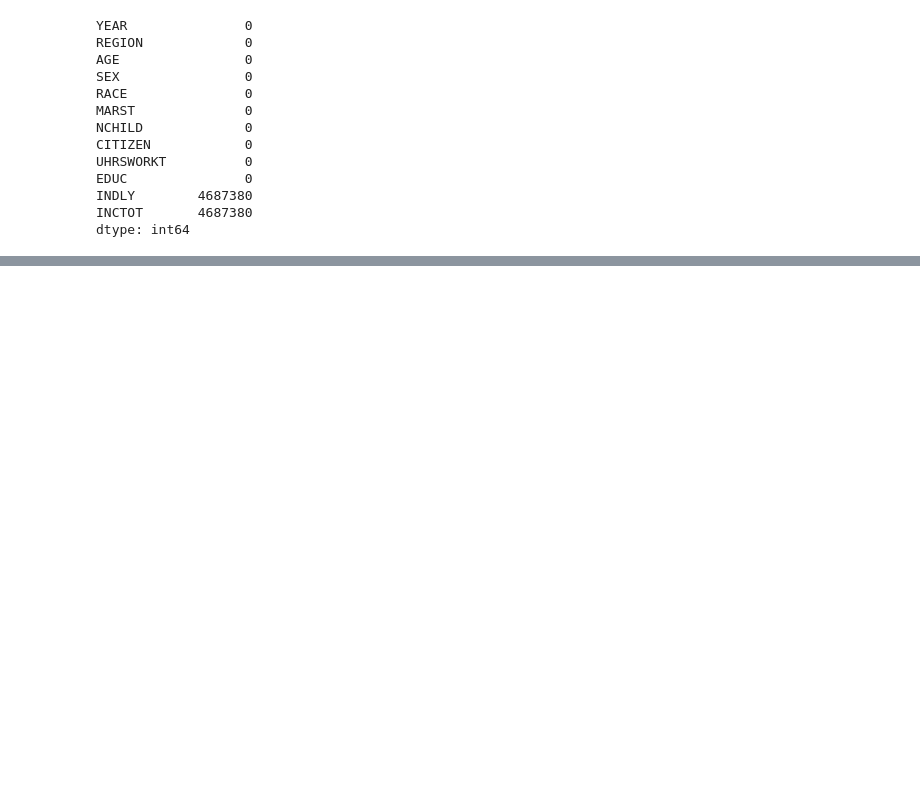
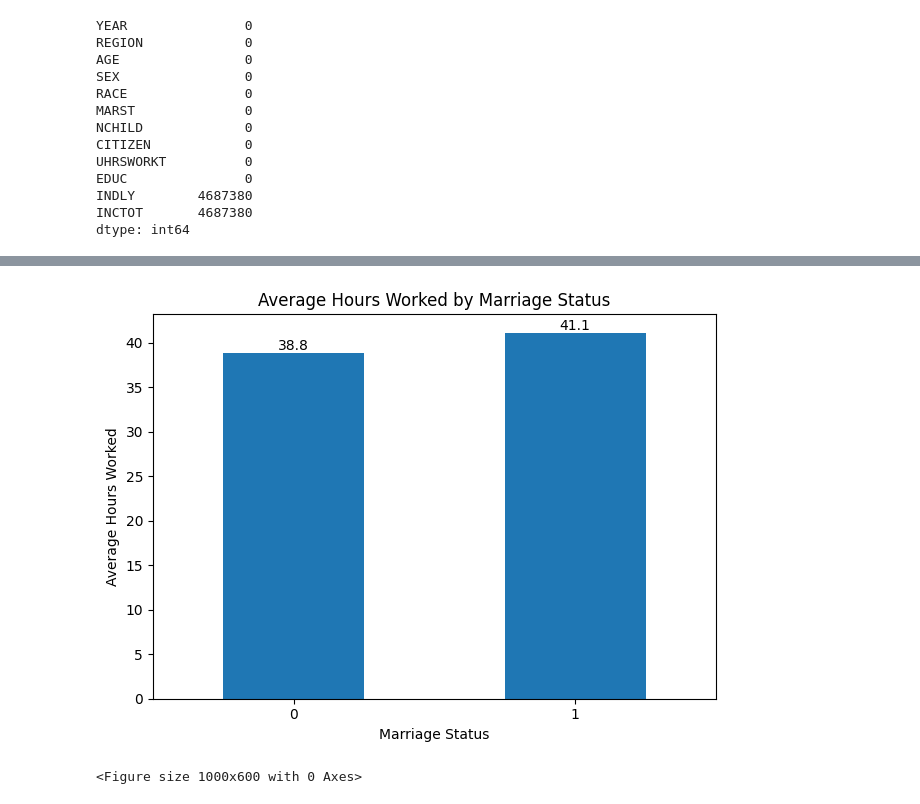
Before and after one commit to morida10/ECON320FP, a Jupyter notebook: play.ipynb, the cells around one changed output, grey strips where cells are left out. Saved outputs shown, nothing was run; the diff lists cells and outputs as text; code cells hidden in the pictures; blank space fills up the shorter version.

```diff
--- a/play.ipynb
+++ b/play.ipynb
@@ -109,2 +140,0 @@ df["BACH_HIGHER"]=df["EDUC"].apply(lambda x: True if (x >= 111) & (x <= 125) els
-# %%
-df["HAVE_CHILDREN"]=df["NCHILD"].apply(lambda x: True if (x >0)  else False)
@@ -207,0 +410,78 @@ df
+# %%
+ax = df.groupby("IS_MARRIED")["UHRSWORKT"].mean().plot(kind='bar')
+
+# Customize the plot
+plt.title('Average Hours Worked by Marriage Status')
+plt.xlabel('Marriage Status')
+plt.ylabel('Average Hours Worked')
+
+# Rotate x-axis labels for better readability
+plt.xticks(rotation=0)
+
+# Add value labels on top of each bar
+for i, v in enumerate(df.groupby("IS_MARRIED")["UHRSWORKT"].mean()):
+    ax.text(i, v, f'{v:.1f}', ha='center', va='bottom')
+
+plt.tight_layout()
+plt.show()
+
+# Create figure with larger size for better readability
+plt.figure(figsize=(10, 6))
+
+# Calculate means for both groups
+grouped_means = df.groupby(['IS_MARRIED', 'IS_MALE'])['UHRSWORKT'].mean().unstack()
+
+# Create the grouped bar plot
+ax = grouped_means.plot(kind='bar', width=0.8)
+
+# Customize the plot
+plt.title('Average Hours Worked by Marriage Status and Gender')
+plt.xlabel('Marriage Status')
+plt.ylabel('Average Hours Worked')
+plt.legend(['Female', 'Male'])  # IS_MALE 0=Female, 1=Male
+
+# Rotate x-axis labels for better readability
+plt.xticks(rotation=0)
+
+# Add value labels on top of each bar
+for i in ax.containers:
+    ax.bar_label(i, fmt='%.1f', padding=3)
+
+plt.tight_layout()
+plt.show()
+
+
+# Create figure with larger size to accommodate more bars
+plt.figure(figsize=(12, 7))
+
+# Create figure
+plt.figure(figsize=(10, 6))
+
+# Filter for only married people (IS_MARRIED == 1)
+married_df = df[df['IS_MARRIED'] == 1]
+
+# Calculate means for married people grouped by children and gender
+married_means = married_df.groupby(['HAVE_CHILDREN', 'IS_MALE'])['UHRSWORKT'].mean().unstack()
+
+# Create the bar plot
+ax = married_means.plot(kind='bar', width=0.8)
+
+# Customize the plot
+plt.title('Average Hours Worked by Gender and Children Status\n(Married People Only)')
+plt.xlabel('Have Children')
+plt.ylabel('Average Hours Worked')
+plt.legend(['Female', 'Male'])
+
+# Set x-axis labels
+plt.xticks(rotation=0)
+ax.set_xticklabels(['No Children', 'Have Children'])
+
+# Add value labels on top of each bar
+for i in ax.containers:
+    ax.bar_label(i, fmt='%.1f', padding=3)
+
+plt.tight_layout()
+plt.show()
+# %% [output]
+[figure, added]
+<Figure size 1000x600 with 0 Axes>
```
Also changed, not shown: parts of 101 cells of this notebook.
